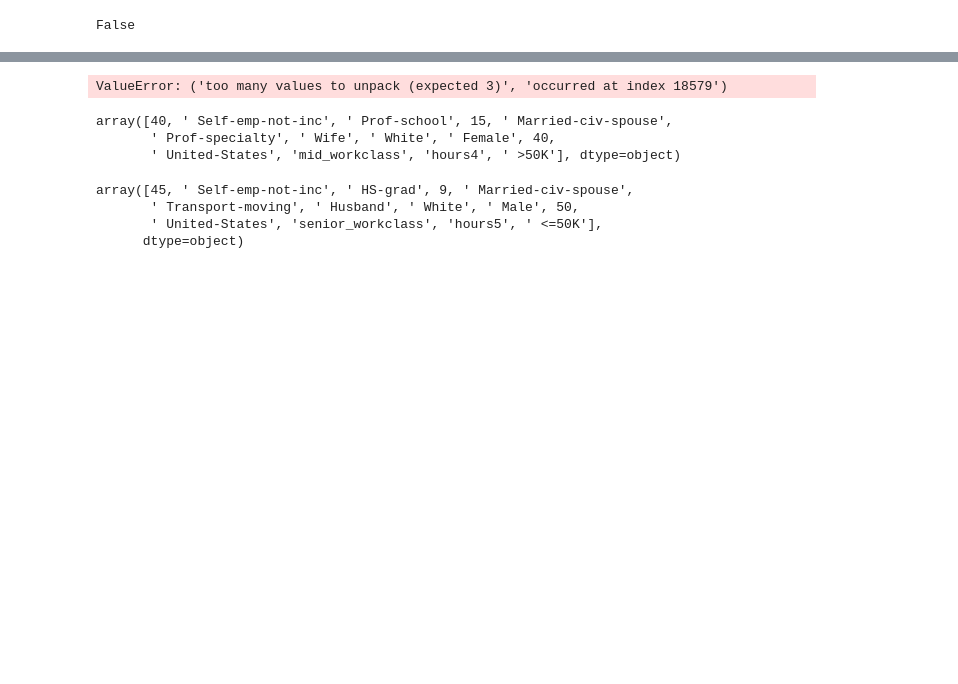
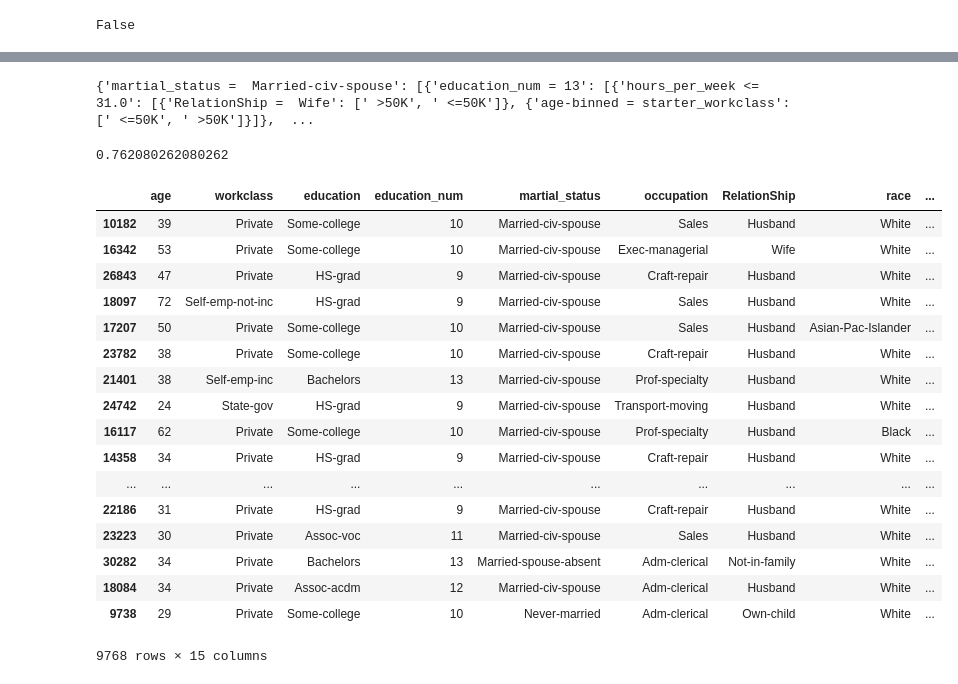
Before and after one commit to SimbarasheJehol/MachineLearningProject, a Jupyter notebook: mydecisiontree.ipynb, the cells around one changed output, grey strips where cells are left out. Cells and saved outputs as stored; diff of their text form; code cells hidden in the pictures; blank space fills up the shorter version.

```diff
--- a/mydecisiontree.ipynb
+++ b/mydecisiontree.ipynb
@@ -302,19 +342,33 @@ def calculate_accuracy(df, tree):
 # %%
-train_df, test_df = train_test_split(df, test_size=0.2)
+train_df, test_df = train_test_split(df, test_size=0.3)
 tree = decision_tree_algorithm(train_df)
 accuracy = calculate_accuracy(test_df, tree)
-# %% [output]
-ValueError: ('too many values to unpack (expected 3)', 'occurred at index 18579')
-# %%
-data[21802,:]
-# %% [output]
-array([40, ' Self-emp-not-inc', ' Prof-school', 15, ' Married-civ-spouse',
-       ' Prof-specialty', ' Wife', ' White', ' Female', 40,
-       ' United-States', 'mid_workclass', 'hours4', ' >50K'], dtype=object)
-# %%
-data[21801,:]
-# %% [output]
-array([45, ' Self-emp-not-inc', ' HS-grad', 9, ' Married-civ-spouse',
-       ' Transport-moving', ' Husband', ' White', ' Male', 50,
-       ' United-States', 'senior_workclass', 'hours5', ' <=50K'],
-      dtype=object)
+# %%
+print(tree)
+# %% [output]
+{'martial_status =  Married-civ-spouse': [{'education_num = 13': [{'hours_per_week <= 31.0': [{'RelationShip =  Wife': [' >50K', ' <=50K']}, {'age-binned = starter_workclass': [' <=50K', ' >50K']}]},  ...
+# %%
+print(accuracy)
+# %% [output]
+0.762080262080262
+# %%
+test_df
+# %% [output]
+|  | age | workclass | education | education_num | martial_status | occupation | RelationShip | race | ... |
+| 10182 | 39 | Private | Some-college | 10 | Married-civ-spouse | Sales | Husband | White | ... |
+| 16342 | 53 | Private | Some-college | 10 | Married-civ-spouse | Exec-managerial | Wife | White | ... |
+| 26843 | 47 | Private | HS-grad | 9 | Married-civ-spouse | Craft-repair | Husband | White | ... |
+| 18097 | 72 | Self-emp-not-inc | HS-grad | 9 | Married-civ-spouse | Sales | Husband | White | ... |
+| 17207 | 50 | Private | Some-college | 10 | Married-civ-spouse | Sales | Husband | Asian-Pac-Islander | ... |
+| 23782 | 38 | Private | Some-college | 10 | Married-civ-spouse | Craft-repair | Husband | White | ... |
+| 21401 | 38 | Self-emp-inc | Bachelors | 13 | Married-civ-spouse | Prof-specialty | Husband | White | ... |
+| 24742 | 24 | State-gov | HS-grad | 9 | Married-civ-spouse | Transport-moving | Husband | White | ... |
+| 16117 | 62 | Private | Some-college | 10 | Married-civ-spouse | Prof-specialty | Husband | Black | ... |
+| 14358 | 34 | Private | HS-grad | 9 | Married-civ-spouse | Craft-repair | Husband | White | ... |
+| ... | ... | ... | ... | ... | ... | ... | ... | ... | ... |
+| 22186 | 31 | Private | HS-grad | 9 | Married-civ-spouse | Craft-repair | Husband | White | ... |
+| 23223 | 30 | Private | Assoc-voc | 11 | Married-civ-spouse | Sales | Husband | White | ... |
+| 30282 | 34 | Private | Bachelors | 13 | Married-spouse-absent | Adm-clerical | Not-in-family | White | ... |
+| 18084 | 34 | Private | Assoc-acdm | 12 | Married-civ-spouse | Adm-clerical | Husband | White | ... |
+| 9738 | 29 | Private | Some-college | 10 | Never-married | Adm-clerical | Own-child | White | ... |
+9768 rows × 15 columns
```
Also changed, not shown: parts of 12 cells of this notebook, 2 other files.
